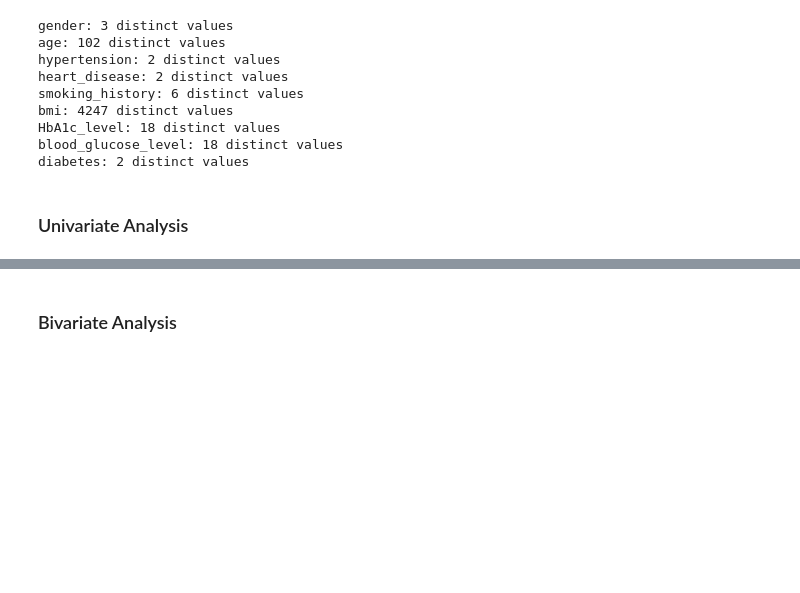
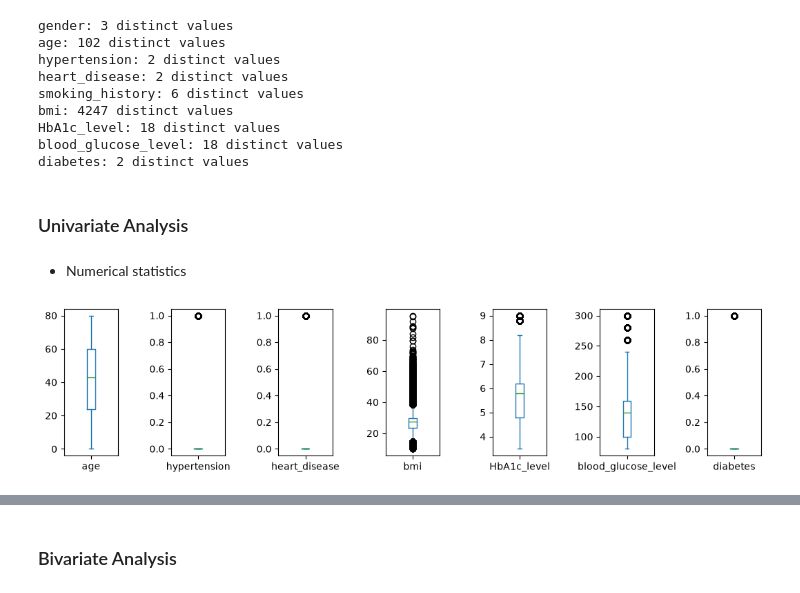
Before and after one commit to divneyrop/data-portfolio, a Jupyter notebook: notebooks/diabetes/eda.ipynb, the cells around one changed output, grey strips where cells are left out. Cells and saved outputs as stored; diff of their text form; code cells hidden in the pictures; blank space fills up the shorter version.

```diff
--- a/notebooks/diabetes/eda.ipynb
+++ b/notebooks/diabetes/eda.ipynb
@@ -72,6 +84,22 @@ blood_glucose_level: 18 distinct values
 diabetes: 2 distinct values
 # %% [markdown]
 ### Univariate Analysis
+# %% [markdown]
+* Numerical statistics
+# %%
+numerical_cols = df.select_dtypes(include="number")
+
+numerical_cols.plot(
+    kind="box",
+    subplots=True,
+    layout=(8, 13),
+    figsize=(20, 20)
+)
+
+plt.tight_layout()
+plt.show()
+# %% [output]
+[figure, added]
 # %%
 plt.figure(figsize=(30,30), facecolor="lightblue")
 
```
Also changed, not shown: parts of 30 cells of this notebook.
